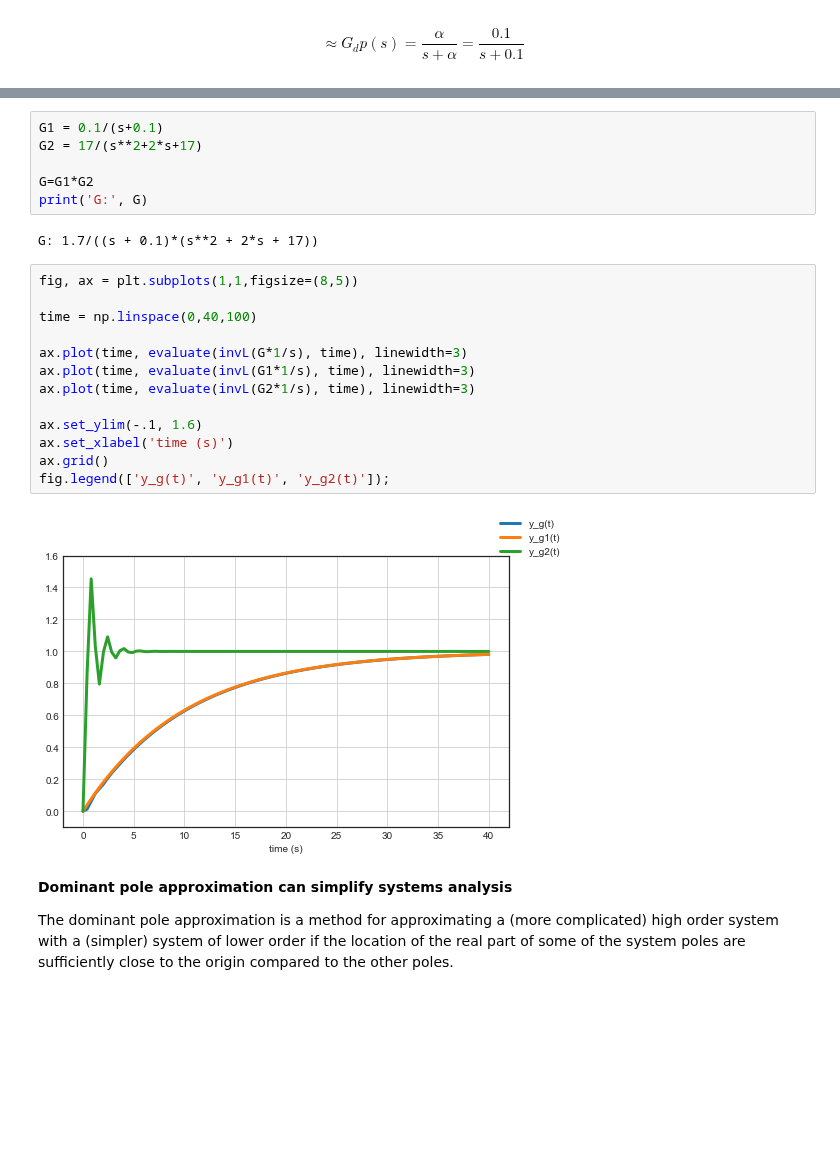
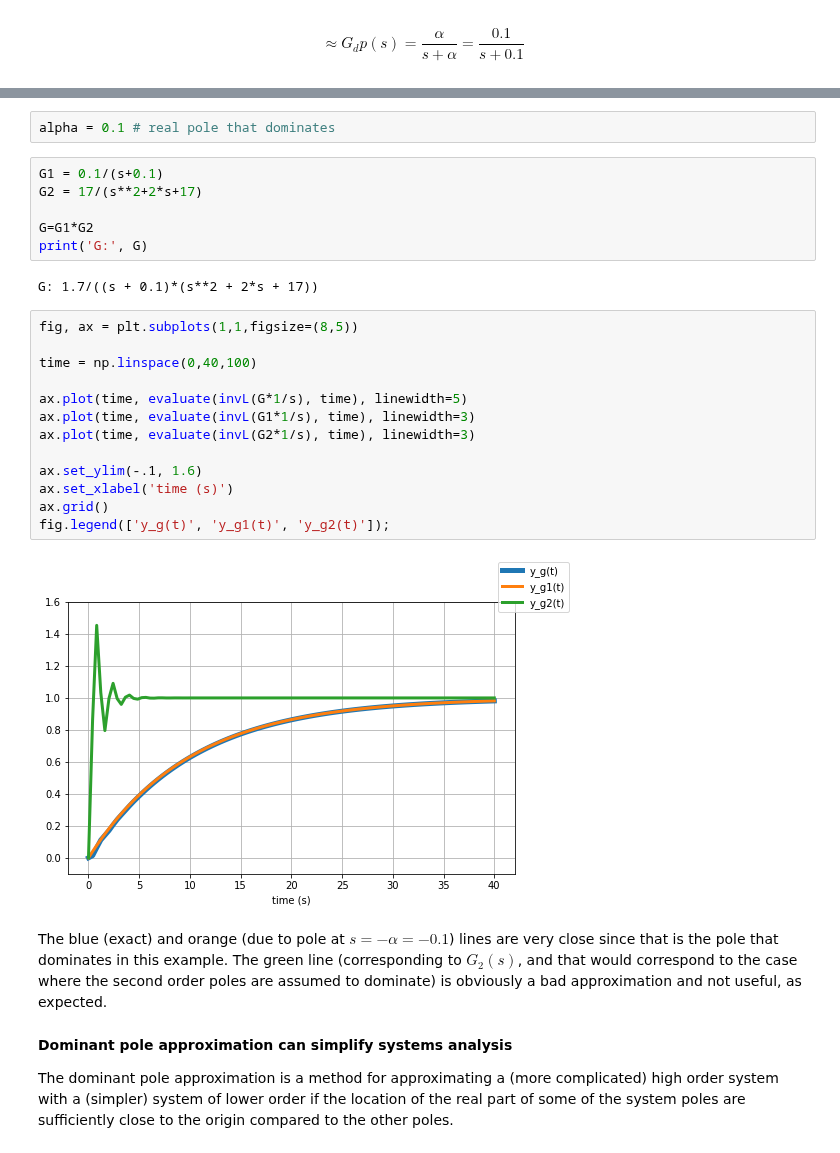
Before and after one commit to andreamunafo/classical_control_theory, a Jupyter notebook: 05_System_response.ipynb, the cells around one changed output, grey strips where cells are left out. Saved outputs shown, nothing was run; the diff lists cells and outputs as text; blank space fills up the shorter version.

```diff
--- a/05_System_response.ipynb
+++ b/05_System_response.ipynb
@@ -231,3 +370,5 @@ $$ \approx G_dp(s) = \frac{\alpha}{s+\alpha} = \frac{0.1}{s+0.1}$$
+# %%
+alpha = 0.1 # real pole that dominates
 # %%
 G1 = 0.1/(s+0.1)
 G2 = 17/(s**2+2*s+17)
@@ -239,18 +380,21 @@ G: 1.7/((s + 0.1)*(s**2 + 2*s + 17))
 # %%
 fig, ax = plt.subplots(1,1,figsize=(8,5))
 
 time = np.linspace(0,40,100)
 
-ax.plot(time, evaluate(invL(G*1/s), time), linewidth=3)
+ax.plot(time, evaluate(invL(G*1/s), time), linewidth=5)
 ax.plot(time, evaluate(invL(G1*1/s), time), linewidth=3)
 ax.plot(time, evaluate(invL(G2*1/s), time), linewidth=3)
 
 ax.set_ylim(-.1, 1.6)
 ax.set_xlabel('time (s)')
 ax.grid()
 fig.legend(['y_g(t)', 'y_g1(t)', 'y_g2(t)']);
 # %% [output]
-[figure, old version]
+[figure, new version]
+# %% [markdown]
+The blue (exact) and orange (due to pole at $s=-\alpha=-0.1$) lines are very close since that is the pole that dominates in this example.
+The green line (corresponding to $G_2(s)$, and that would correspond to the case where the second order poles are assumed to dominate) is obviously a bad approximation and not useful, as expected.
 # %% [markdown]
 **Dominant pole approximation can simplify systems analysis**
 
```
Also changed, not shown: parts of 48 cells of this notebook.
